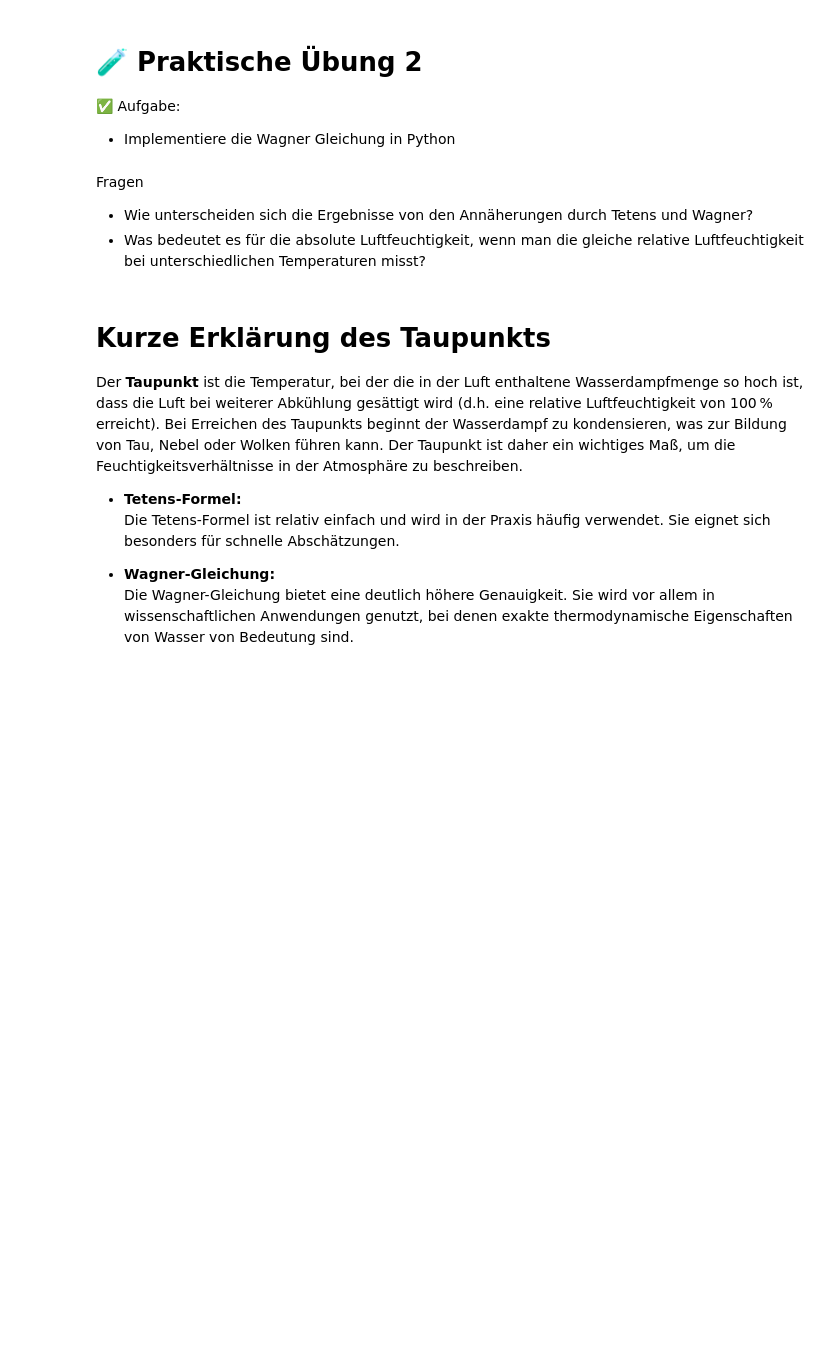
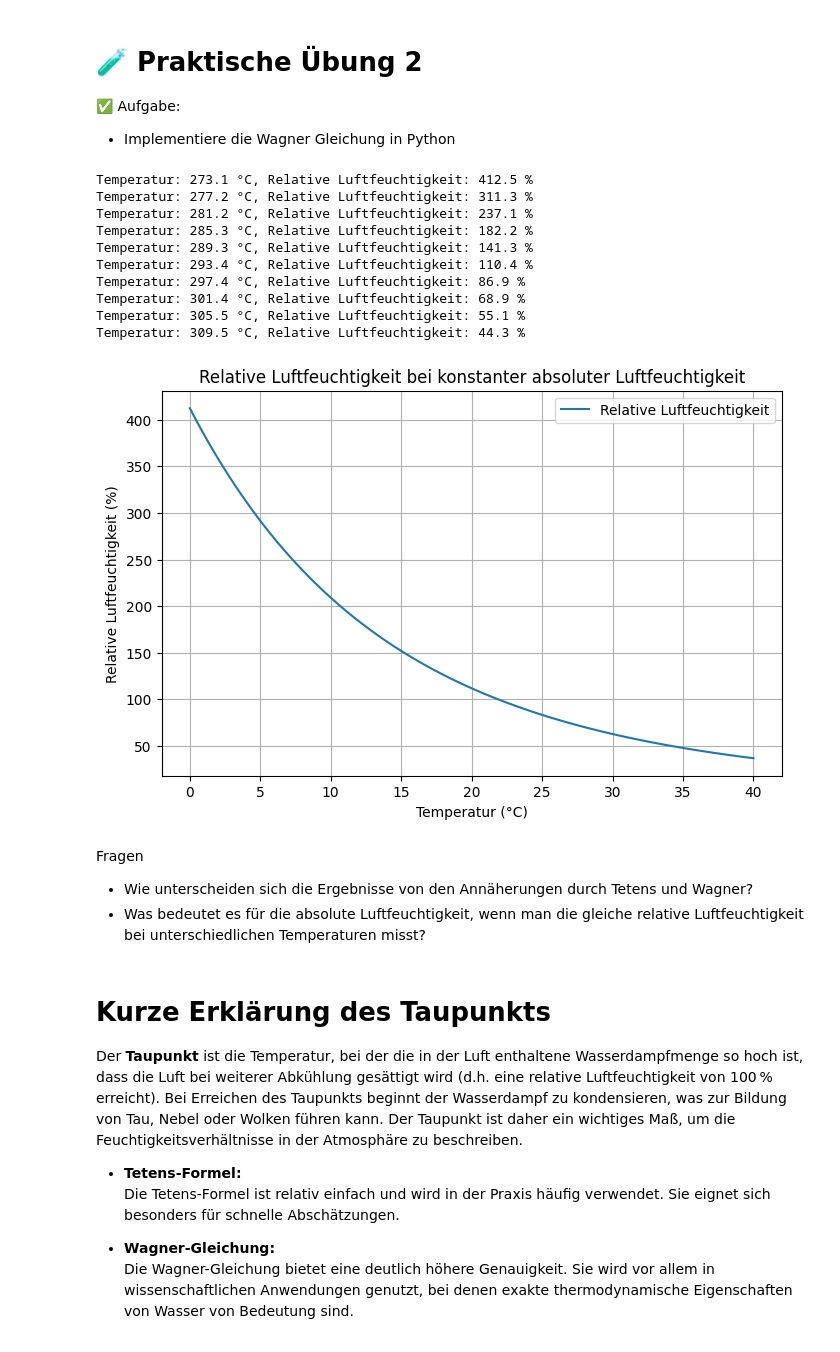
Before and after one commit to tum-esm/HES-2-Praktikum, a Jupyter notebook: notebooks/4_Dilution_Correction.ipynb, the cells around one changed output. Drawn from its saved outputs; the diff is of its cells as text; code cells hidden in the pictures; blank space fills up the shorter version.

Commit message:
Update Tetens and Wagner

```diff
--- a/notebooks/4_Dilution_Correction.ipynb
+++ b/notebooks/4_Dilution_Correction.ipynb
@@ -229,37 +246,46 @@ def saturation_vapor_pressure_wagner(T):
 # %%
 assert(saturation_vapor_pressure_wagner(300) == 3536.7175865049244)
 # %%
-import numpy as np
-import matplotlib.pyplot as plt
-
 # Konstante absolute Luftfeuchtigkeit (g/m³)
 AH = 10.0
 
 # Temperaturbereich in °C (z. B. 0°C bis 40°C)
-temperatures = np.linspace(0, 40, 100) + T0 # Umwandlung in Kelvin
+temperatures = np.linspace(0, 40, 100) + T0
 
-# Funktion zur Berechnung des tatsächlichen Dampfdrucks e (in Pa)
+# Funktion zur Berechnung des tatsächlichen Dampfdrucks e (in hPa)
 def actual_vapor_pressure(AH, T):
-    return (AH * (T)) / 216.7 * 100
+    return (AH * (T + T0)) / 216.7
 
 # Berechnung von e, e_s und der relativen Luftfeuchtigkeit RH
 e = actual_vapor_pressure(AH, temperatures)
-e_s = saturation_vapor_pressure_wagner(temperatures)  # Umwandlung in Kelvin für die Wagner-Gleichung
+e_s = saturation_vapor_pressure_wagner(temperatures) / 100  # Umwandlung in hPa
 RH = (e / e_s) * 100  # relative Luftfeuchtigkeit in Prozent
 
 # Ausgabe einiger Ergebnisse
 for T, rh in zip(temperatures[::10], RH[::10]):  # alle 10. Werte ausgeben
     print(f"Temperatur: {T:.1f} °C, Relative Luftfeuchtigkeit: {rh:.1f} %")
 
 # Plotten der Ergebnisse
 plt.figure(figsize=(8, 5))
 plt.plot(temperatures - T0, RH, label='Relative Luftfeuchtigkeit')
 plt.xlabel('Temperatur (°C)')
 plt.ylabel('Relative Luftfeuchtigkeit (%)')
 plt.title('Relative Luftfeuchtigkeit bei konstanter absoluter Luftfeuchtigkeit')
 plt.grid(True)
 plt.legend()
 plt.show()
+# %% [output]
+Temperatur: 273.1 °C, Relative Luftfeuchtigkeit: 412.5 %
+Temperatur: 277.2 °C, Relative Luftfeuchtigkeit: 311.3 %
+Temperatur: 281.2 °C, Relative Luftfeuchtigkeit: 237.1 %
+Temperatur: 285.3 °C, Relative Luftfeuchtigkeit: 182.2 %
+Temperatur: 289.3 °C, Relative Luftfeuchtigkeit: 141.3 %
+Temperatur: 293.4 °C, Relative Luftfeuchtigkeit: 110.4 %
+Temperatur: 297.4 °C, Relative Luftfeuchtigkeit: 86.9 %
+Temperatur: 301.4 °C, Relative Luftfeuchtigkeit: 68.9 %
+Temperatur: 305.5 °C, Relative Luftfeuchtigkeit: 55.1 %
+Temperatur: 309.5 °C, Relative Luftfeuchtigkeit: 44.3 %
+[figure, added]
 # %% [markdown]
 Fragen
 
```
Also changed, not shown: parts of 6 cells of this notebook.
